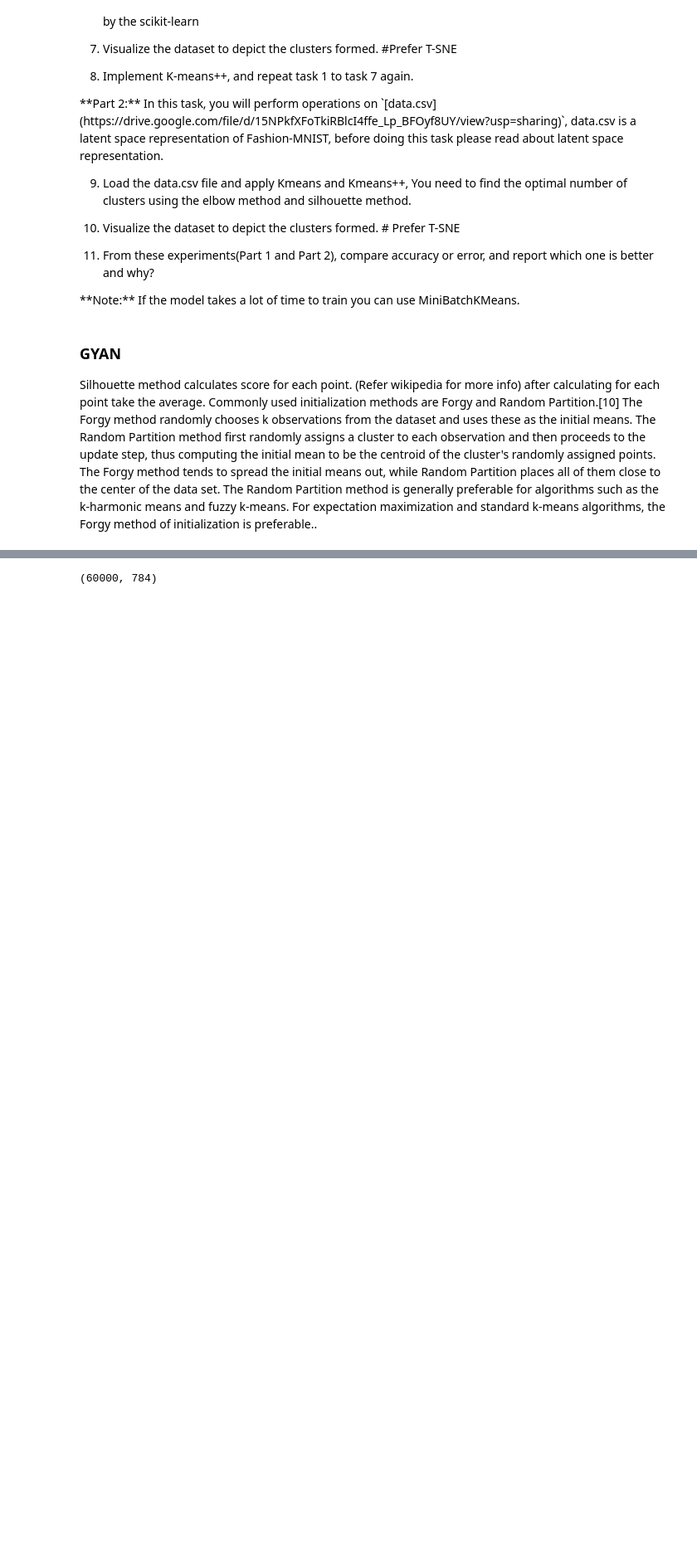
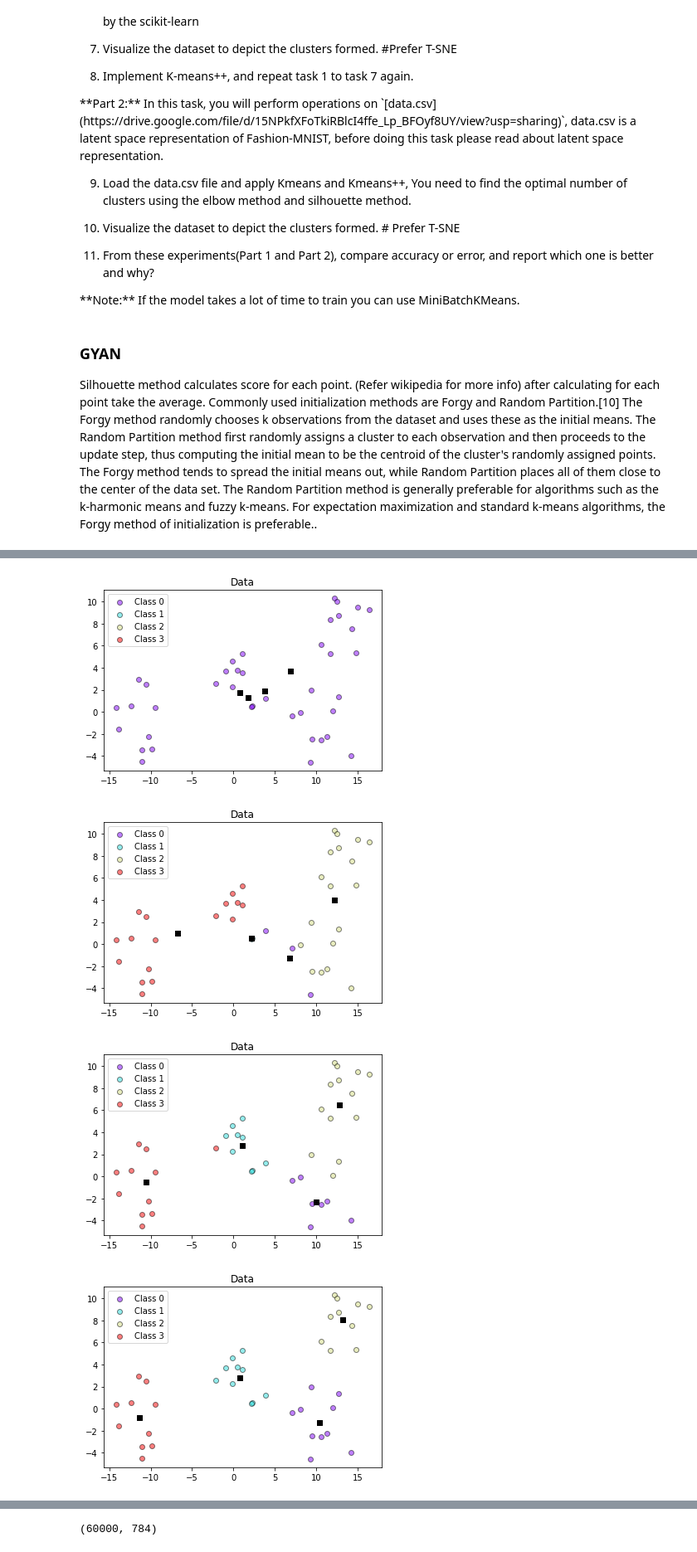
Before and after one commit to kanishk779/SMAI-2, a Jupyter notebook: question1.ipynb, the cells around one changed output, grey strips where cells are left out. Shown: that part at 83% size. Drawn from its saved outputs; the diff is of its cells as text; code cells hidden in the pictures; blank space fills up the shorter version.

```diff
--- a/question1.ipynb
+++ b/question1.ipynb
@@ -122,0 +184,8 @@ array([ 29, 161])
+# %%
+km = Kmeans(X, 4, 'Random', 'manhattan', 5)
+km.train()
+# %% [output]
+[figure, added]
+[figure, added]
+[figure, added]
+[figure, added]
```
Also changed, not shown: parts of 9 cells of this notebook.
